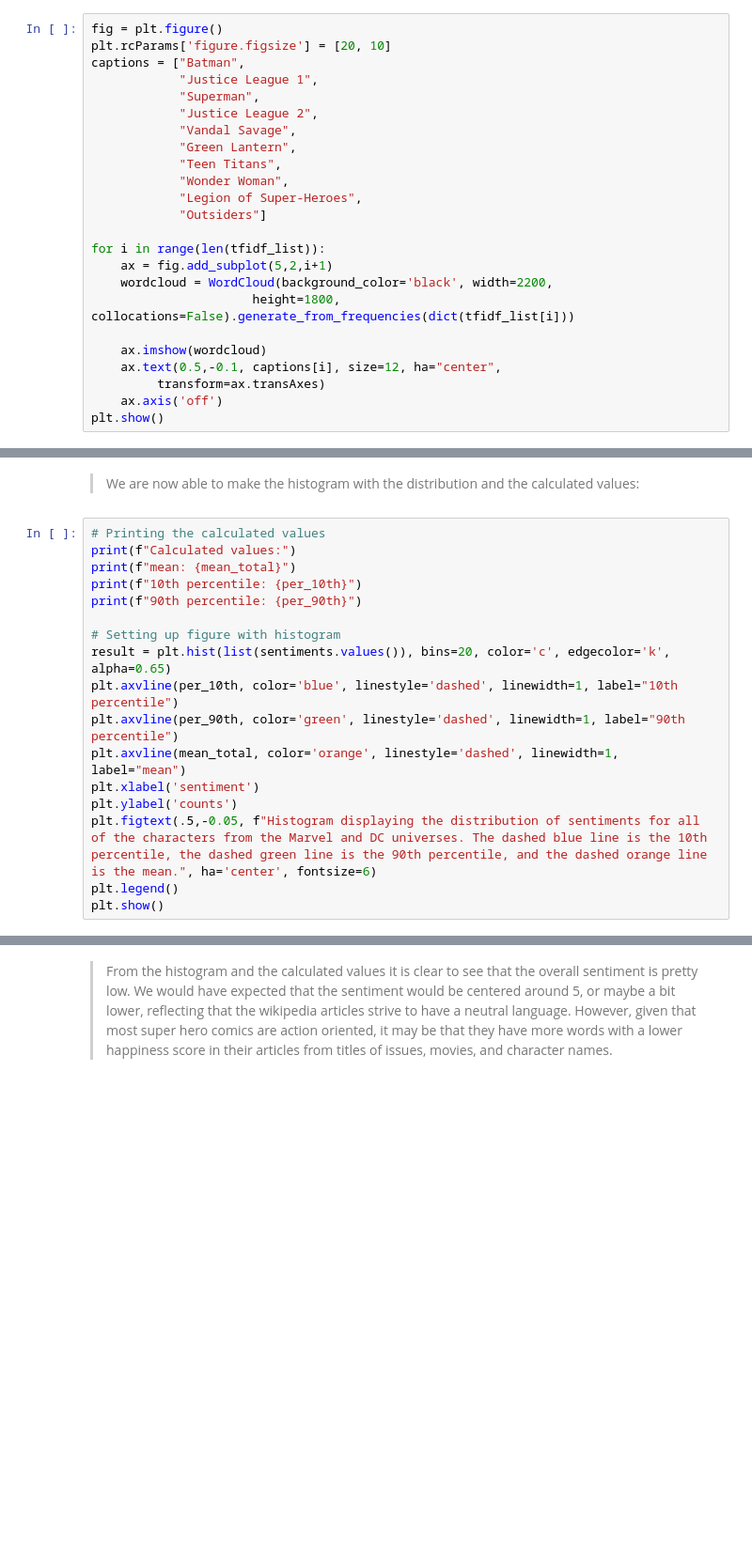
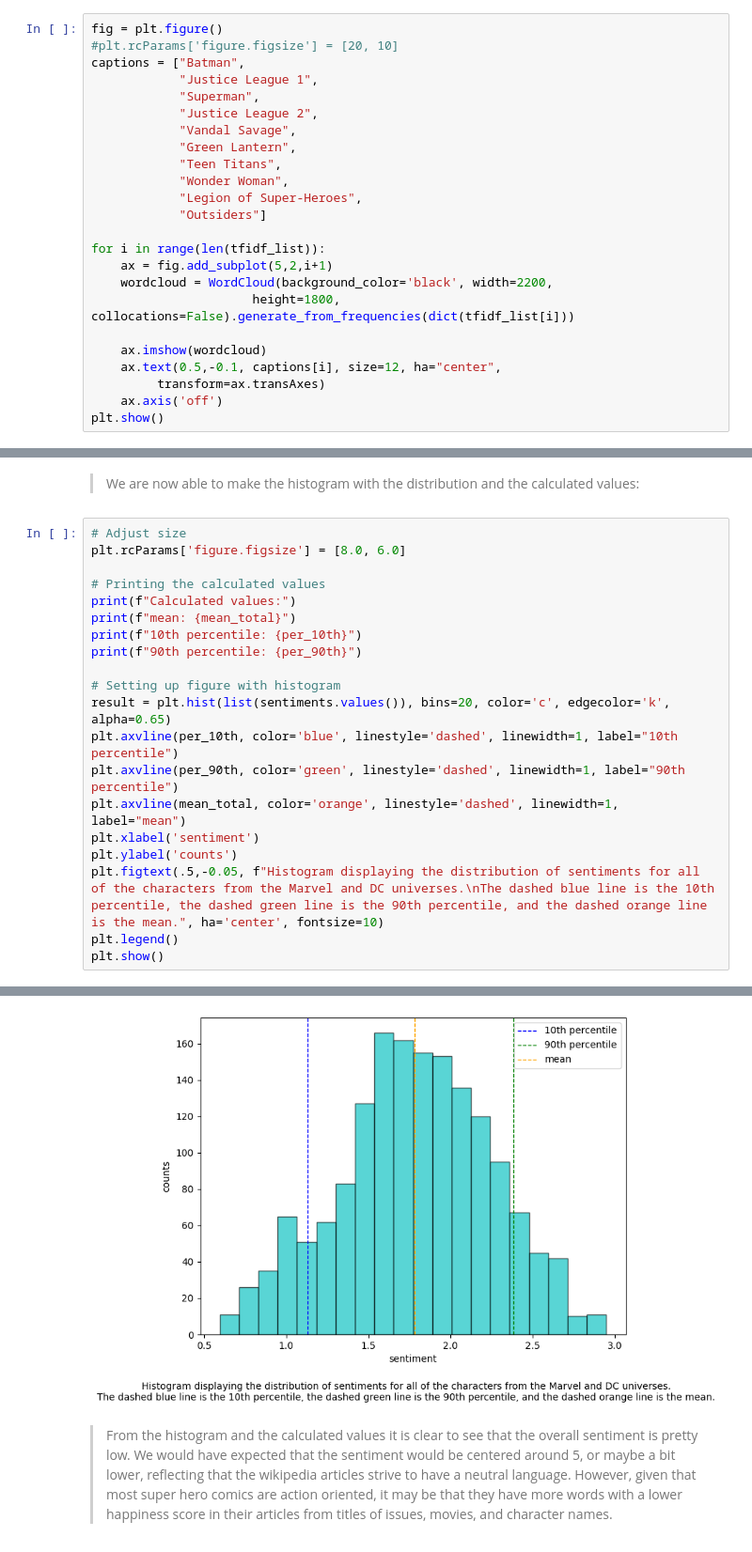
Before and after one commit to pete414n/02805SG, a Jupyter notebook: assignment2/assignment2.ipynb, the cells around one changed output, grey strips where cells are left out. Shown at 94% size. Cells and saved outputs as stored; diff of their text form; blank space fills up the shorter version.

Commit message:
adjusting sizes

```diff
--- a/assignment2/assignment2.ipynb
+++ b/assignment2/assignment2.ipynb
@@ -350,7 +405,7 @@ for community_words in community_strings:
 **Then visualize the TF-IDF vectors using wordclouds (as described in Week 7). Remember to comment on your word-clouds (e.g. in the figure captions): Do the wordclouds/TF-IDF lists enable you to understand the communities you have found (or is it just gibberish)? Justify your answer.**
 # %%
 fig = plt.figure()
-plt.rcParams['figure.figsize'] = [20, 10]
+#plt.rcParams['figure.figsize'] = [20, 10]
 captions = ["Batman",
             "Justice League 1",
             "Superman",
@@ -442,6 +497,9 @@ per_90th =  np.percentile(list(sentiments.values()), 90)
 # %% [markdown]
 > We are now able to make the histogram with the distribution and the calculated values:
 # %%
+# Adjust size
+plt.rcParams['figure.figsize'] = [8.0, 6.0]
+
 # Printing the calculated values
 print(f"Calculated values:")
 print(f"mean: {mean_total}")
@@ -455,6 +513,7 @@ plt.axvline(per_90th, color='green', linestyle='dashed', linewidth=1, label="90t
 plt.axvline(mean_total, color='orange', linestyle='dashed', linewidth=1, label="mean")
 plt.xlabel('sentiment')
 plt.ylabel('counts')
-plt.figtext(.5,-0.05, f"Histogram displaying the distribution of sentiments for all of the characters from the Marvel and DC universes. The dashed blue line is the 10th percentile, the dashed green line is the 90th percentile, and the dashed orange line is the mean.", ha='center', fontsize=6)
+plt.figtext(.5,-0.05, f"Histogram displaying the distribution of sentiments for all of the characters from the Marvel and DC universes.\nThe dashed blue line is the 10th percentile, the dashed green line is the 90th percentile, and the dashed orange line is the mean.", ha='center', fontsize=10)
 plt.legend()
 plt.show()
+# %% [output]
@@ -461,3 +524,4 @@ plt.show()
+[figure, added]
 # %% [markdown]
 > From the histogram and the calculated values it is clear to see that the overall sentiment is pretty low. We would have expected that the sentiment would be centered around 5, or maybe a bit lower, reflecting that the wikipedia articles strive to have a neutral language. However, given that most super hero comics are action oriented, it may be that they have more words with a lower happiness score in their articles from titles of issues, movies, and character names.
 # %% [markdown]
```
Also changed, not shown: parts of 17 cells of this notebook.
